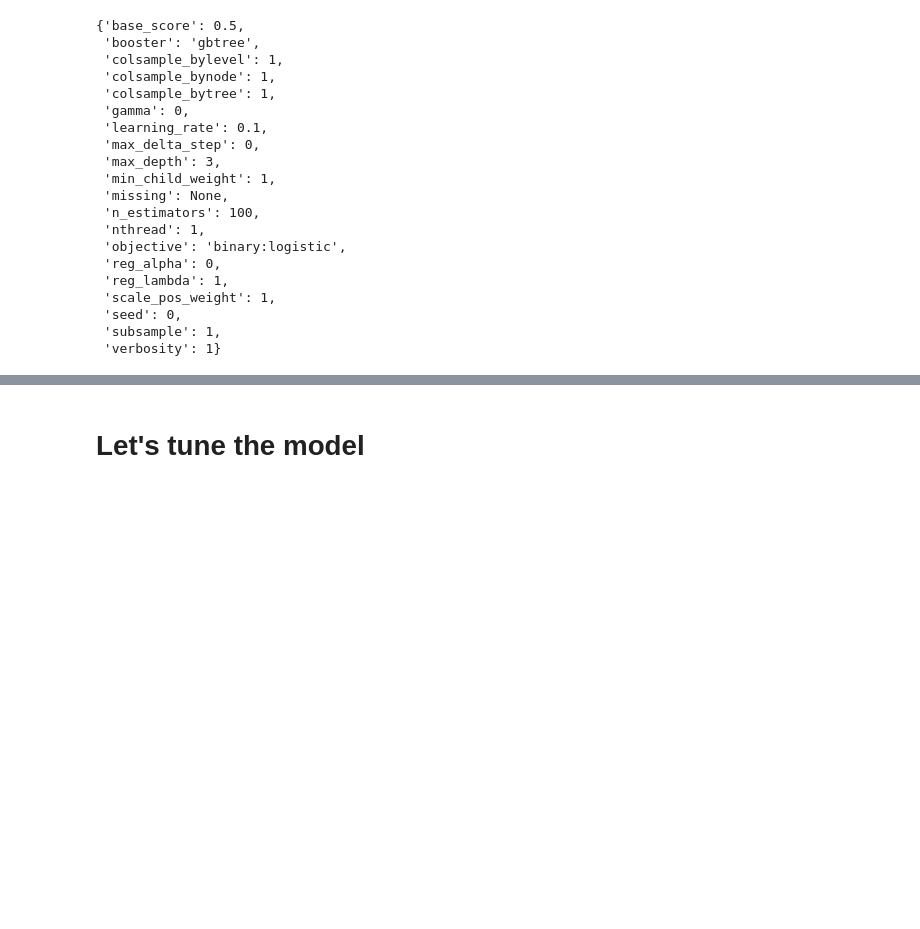
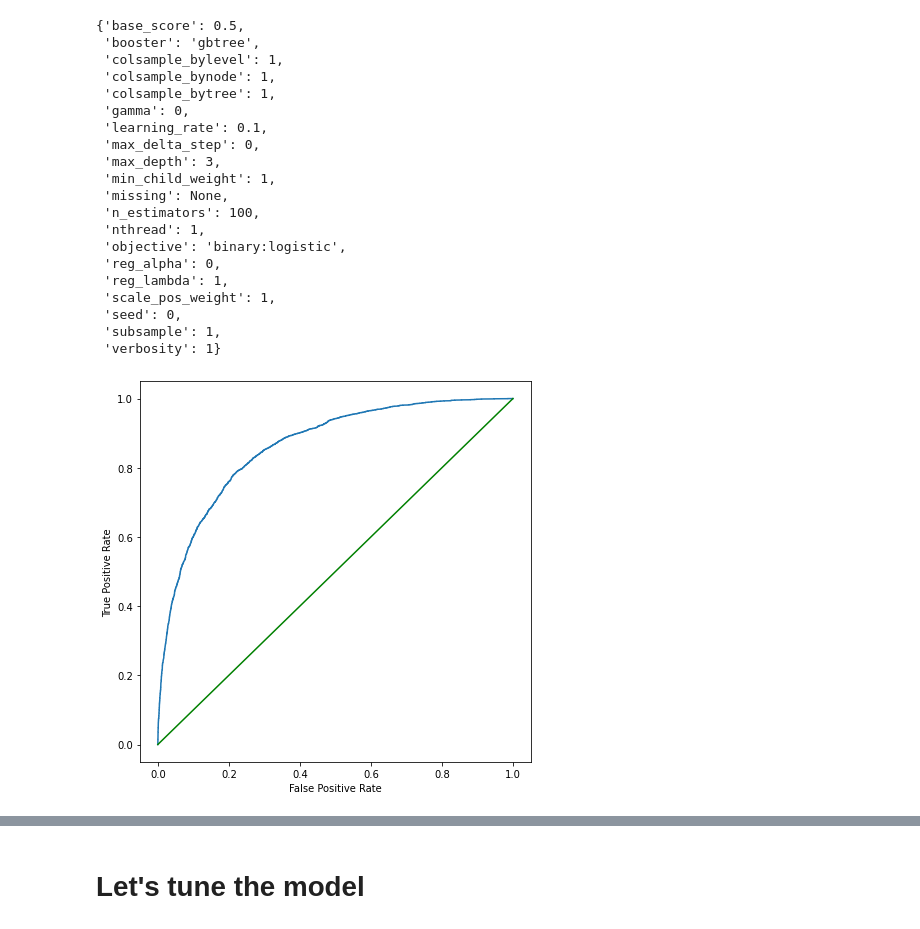
Before and after one commit to divyanshu-raj6379/xgboost, a Jupyter notebook: XGBoost.ipynb, the cells around one changed output, grey strips where cells are left out. Drawn from its saved outputs; the diff is of its cells as text; code cells hidden in the pictures; blank space fills up the shorter version.

```diff
--- a/XGBoost.ipynb
+++ b/XGBoost.ipynb
@@ -158,3 +202,8 @@ msno.matrix(df)
+# %%
+# Remove columns with more than 40% Null values
+null_prop = df.isna().mean(axis=0)
+cols_to_drop = null_prop[null_prop > 0.4]
+df.drop(cols_to_drop.index, axis=1, inplace=True)
 # %% [markdown]
 # Let's impute the missing data and encode the categorical features
 # %%
@@ -225,7 +273,7 @@ y_processed = SimpleImputer(strategy="most_frequent").fit_transform(
 from sklearn.model_selection import train_test_split
 # %%
 X_train, X_test, y_train, y_test = train_test_split(
-    X_processed, y_processed
+    X_processed, y_processed, test_size=0.10, random_state=79, shuffle=True
 )
 # %% [markdown]
 # All is set now! We just need to add the classifier.
@@ -233,5 +281,6 @@ X_train, X_test, y_train, y_test = train_test_split(
 import xgboost as xgb
 xgb_cl = xgb.XGBClassifier()
 # %%
-xgb_cl.fit(X_train, y_train)
-preds = xgb_cl.predict(X_test)
+xgb_cl.fit(X_train, y_train.ravel())
+y_pred0 = xgb_cl.predict(X_test)
+y_proba0 = xgb_cl.predict_proba(X_test)
@@ -264,3 +313,20 @@ xgb_cl.get_xgb_params()
  'seed': 0,
  'subsample': 1,
  'verbosity': 1}
+# %%
+from sklearn.metrics import roc_curve
+from sklearn.metrics import RocCurveDisplay
+
+def plot_sklearn_roc_curve(y_real, y_pred):
+    y_real = np.array(pd.Series(y_real.ravel()).map({'Yes': 1, 'No': 0}).\
+                      astype(int))
+    y_pred = y_pred[:, 1]
+    fpr, tpr, _ = roc_curve(y_real, y_pred)
+    roc_display = RocCurveDisplay(fpr=fpr, tpr=tpr).plot()
+    roc_display.figure_.set_size_inches(7,7)
+    # Plots the ROC curve using the sklearn methods - Good plot
+    pyplot.plot([0, 1], [0, 1], color = 'g')
+
+plot_sklearn_roc_curve(y_test, y_proba0)
+# %% [output]
+[figure, added]
```
Also changed, not shown: parts of 23 cells of this notebook.
